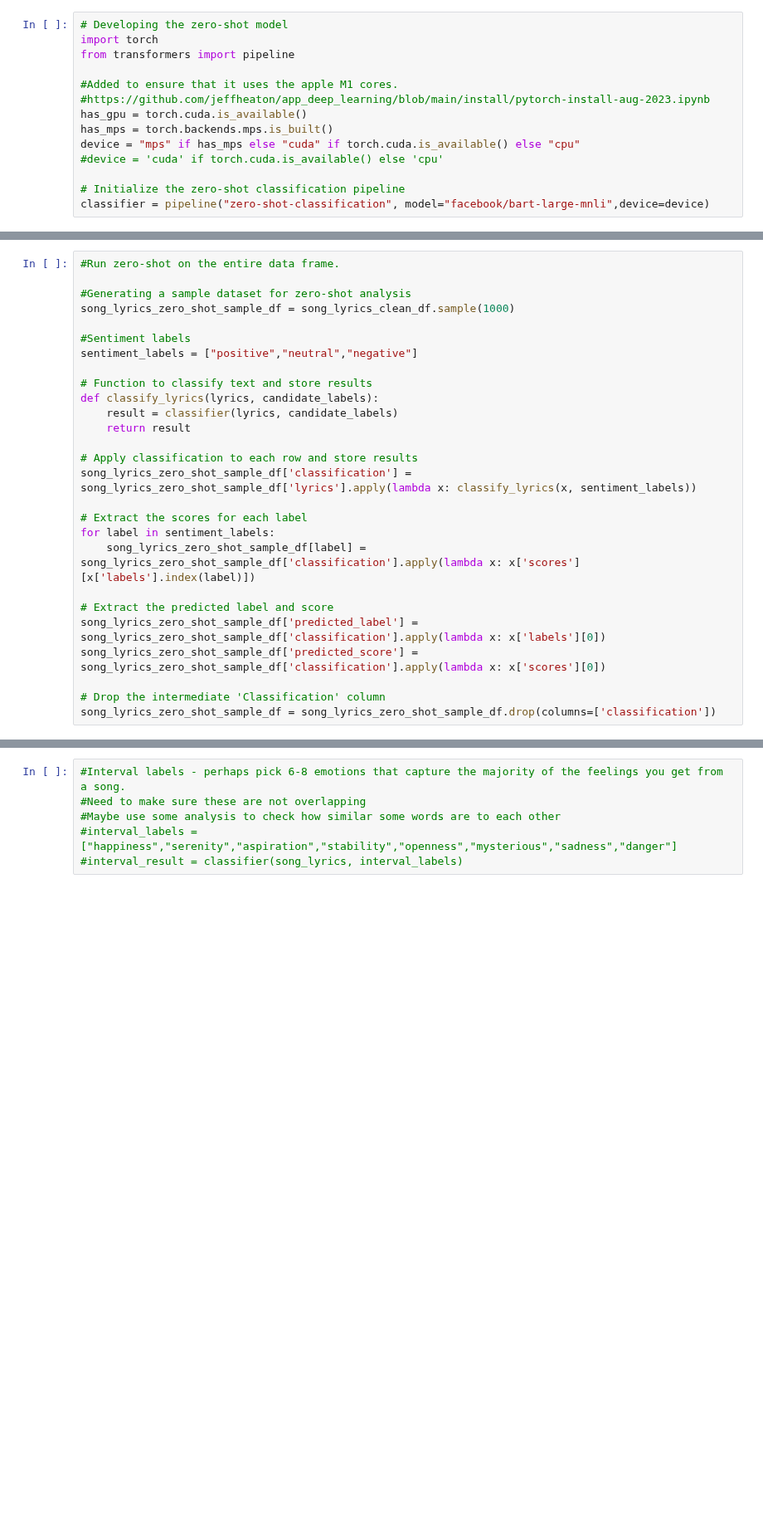
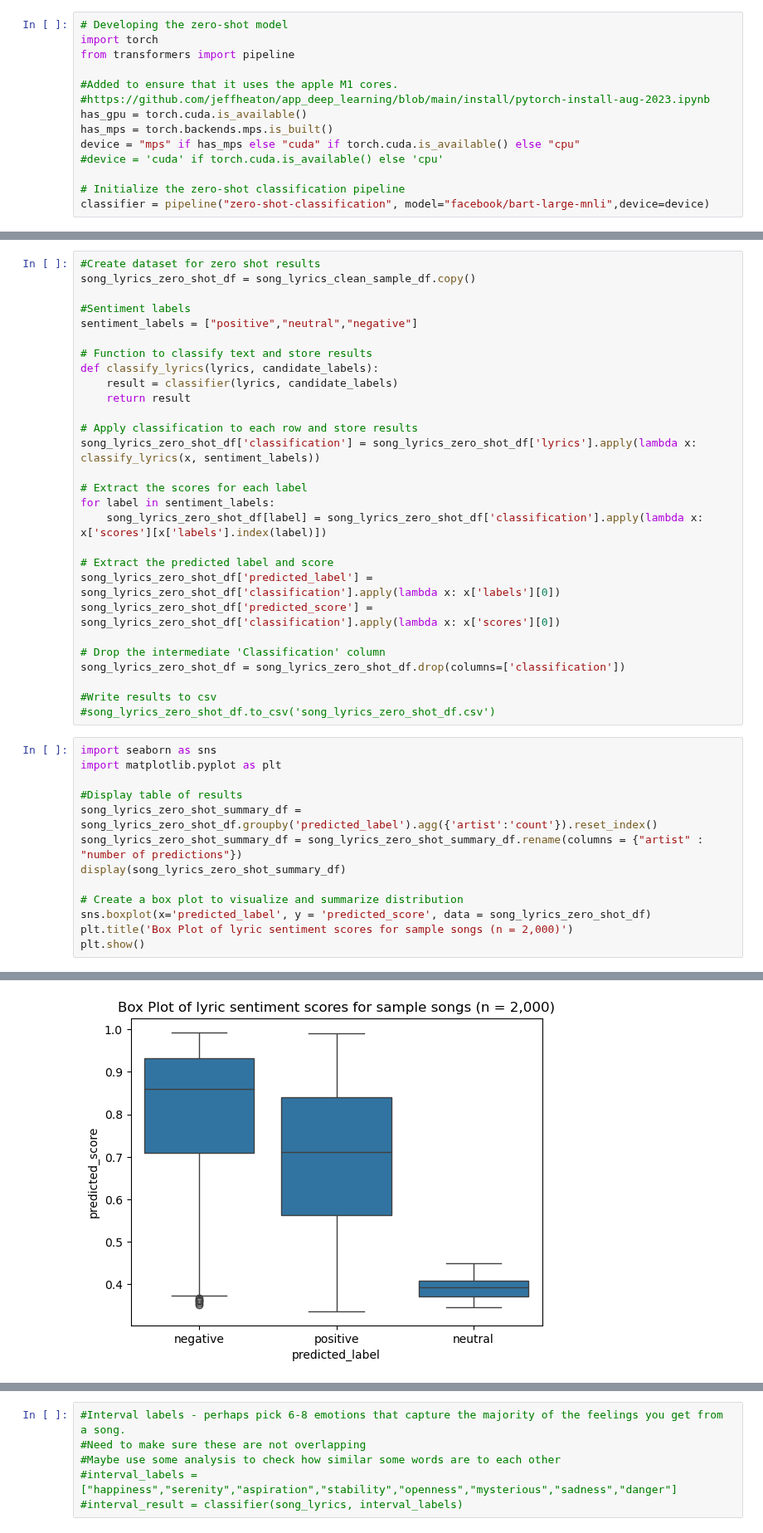
Before and after one commit to wanyakrecipes/lyrical_sentiment, a Jupyter notebook: notebook.ipynb, the cells around one changed output, grey strips where cells are left out. Shown at 83% size. Drawn from its saved outputs; the diff is of its cells as text; blank space fills up the shorter version.

Commit message:
added text classification sample and zero-shot classification results

```diff
--- a/notebook.ipynb
+++ b/notebook.ipynb
@@ -480,8 +373,6 @@ Classification Result: {'sequence': 'your love is king crown you in my heart you
 # %%
-#Run zero-shot on the entire data frame.
-
-#Generating a sample dataset for zero-shot analysis
-song_lyrics_zero_shot_sample_df = song_lyrics_clean_df.sample(1000)
+#Create dataset for zero shot results
+song_lyrics_zero_shot_df = song_lyrics_clean_sample_df.copy()
 
 #Sentiment labels
 sentiment_labels = ["positive","neutral","negative"]
@@ -492,15 +383,32 @@ def classify_lyrics(lyrics, candidate_labels):
     return result
 
 # Apply classification to each row and store results
-song_lyrics_zero_shot_sample_df['classification'] = song_lyrics_zero_shot_sample_df['lyrics'].apply(lambda x: classify_lyrics(x, sentiment_labels))
+song_lyrics_zero_shot_df['classification'] = song_lyrics_zero_shot_df['lyrics'].apply(lambda x: classify_lyrics(x, sentiment_labels))
 
 # Extract the scores for each label
 for label in sentiment_labels:
-    song_lyrics_zero_shot_sample_df[label] = song_lyrics_zero_shot_sample_df['classification'].apply(lambda x: x['scores'][x['labels'].index(label)])
+    song_lyrics_zero_shot_df[label] = song_lyrics_zero_shot_df['classification'].apply(lambda x: x['scores'][x['labels'].index(label)])
 
 # Extract the predicted label and score
-song_lyrics_zero_shot_sample_df['predicted_label'] = song_lyrics_zero_shot_sample_df['classification'].apply(lambda x: x['labels'][0])
-song_lyrics_zero_shot_sample_df['predicted_score'] = song_lyrics_zero_shot_sample_df['classification'].apply(lambda x: x['scores'][0])
+song_lyrics_zero_shot_df['predicted_label'] = song_lyrics_zero_shot_df['classification'].apply(lambda x: x['labels'][0])
+song_lyrics_zero_shot_df['predicted_score'] = song_lyrics_zero_shot_df['classification'].apply(lambda x: x['scores'][0])
 
 # Drop the intermediate 'Classification' column
-song_lyrics_zero_shot_sample_df = song_lyrics_zero_shot_sample_df.drop(columns=['classification'])
+song_lyrics_zero_shot_df = song_lyrics_zero_shot_df.drop(columns=['classification'])
+
+#Write results to csv
+#song_lyrics_zero_shot_df.to_csv('song_lyrics_zero_shot_df.csv')
+# %%
+import seaborn as sns
+import matplotlib.pyplot as plt
+
+#Display table of results
+song_lyrics_zero_shot_summary_df = song_lyrics_zero_shot_df.groupby('predicted_label').agg({'artist':'count'}).reset_index()
+song_lyrics_zero_shot_summary_df = song_lyrics_zero_shot_summary_df.rename(columns = {"artist" : "number of predictions"})
+display(song_lyrics_zero_shot_summary_df)
+
+# Create a box plot to visualize and summarize distribution
+sns.boxplot(x='predicted_label', y = 'predicted_score', data = song_lyrics_zero_shot_df)
+plt.title('Box Plot of lyric sentiment scores for sample songs (n = 2,000)')
+plt.show()
+# %% [output]
@@ -506,0 +419 @@ song_lyrics_zero_shot_sample_df = song_lyrics_zero_shot_sample_df.drop(columns=[
+[figure, added]
```
Also changed, not shown: parts of 23 cells of this notebook.
